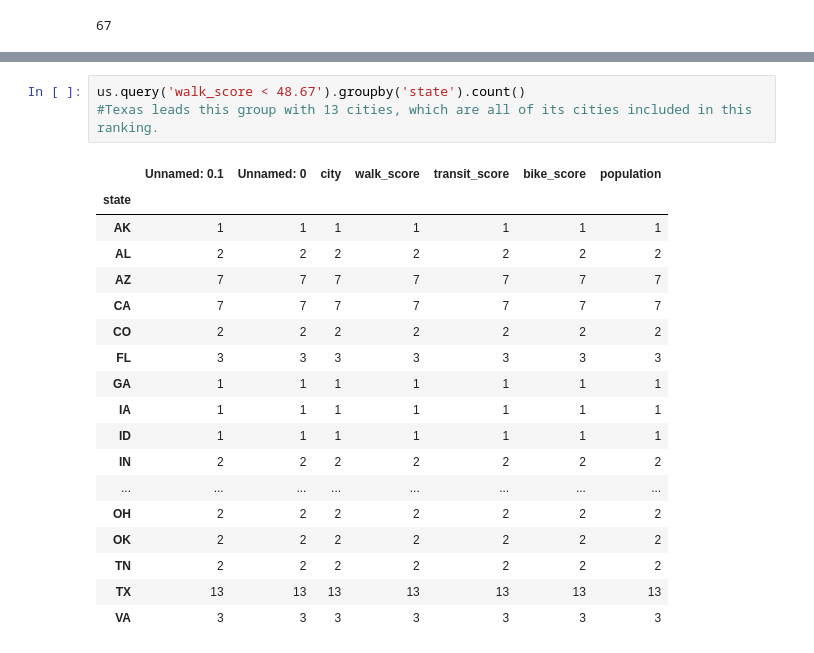
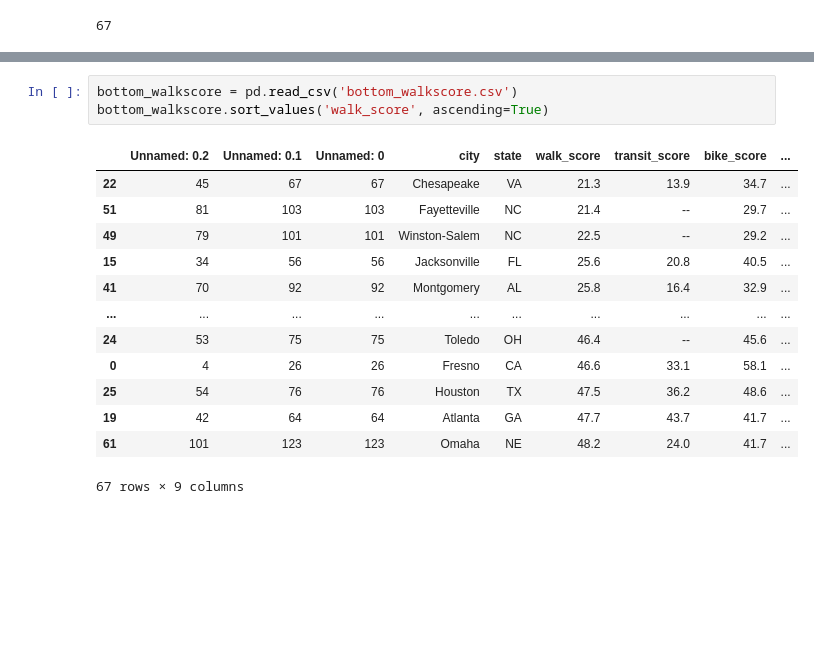
Before and after one commit to ann2128/lede-project-2, a Jupyter notebook: project-2-scraping.ipynb, the cells around one changed output, grey strips where cells are left out. Cells and saved outputs as stored; diff of their text form; blank space fills up the shorter version.

```diff
--- a/scraping-project.ipynb
+++ b/project-2-scraping.ipynb
@@ -487,22 +357,17 @@ bottom_walkscore.sort_values('population', ascending=False).head(30)
-# %%
-us.query('walk_score < 48.67').groupby('state').count()
-#Texas leads this group with 13 cities, which are all of its cities included in this ranking.
-# %% [output]
-|  | Unnamed: 0.1 | Unnamed: 0 | city | walk_score | transit_score | bike_score | population |
-| state |  |  |  |  |  |  |  |
-| AK | 1 | 1 | 1 | 1 | 1 | 1 | 1 |
-| AL | 2 | 2 | 2 | 2 | 2 | 2 | 2 |
-| AZ | 7 | 7 | 7 | 7 | 7 | 7 | 7 |
-| CA | 7 | 7 | 7 | 7 | 7 | 7 | 7 |
-| CO | 2 | 2 | 2 | 2 | 2 | 2 | 2 |
-| FL | 3 | 3 | 3 | 3 | 3 | 3 | 3 |
-| GA | 1 | 1 | 1 | 1 | 1 | 1 | 1 |
-| IA | 1 | 1 | 1 | 1 | 1 | 1 | 1 |
-| ID | 1 | 1 | 1 | 1 | 1 | 1 | 1 |
-| IN | 2 | 2 | 2 | 2 | 2 | 2 | 2 |
-| ... | ... | ... | ... | ... | ... | ... | ... |
-| OH | 2 | 2 | 2 | 2 | 2 | 2 | 2 |
-| OK | 2 | 2 | 2 | 2 | 2 | 2 | 2 |
-| TN | 2 | 2 | 2 | 2 | 2 | 2 | 2 |
-| TX | 13 | 13 | 13 | 13 | 13 | 13 | 13 |
-| VA | 3 | 3 | 3 | 3 | 3 | 3 | 3 |
+# %%
+bottom_walkscore = pd.read_csv('bottom_walkscore.csv')
+bottom_walkscore.sort_values('walk_score', ascending=True)
+# %% [output]
+|  | Unnamed: 0.2 | Unnamed: 0.1 | Unnamed: 0 | city | state | walk_score | transit_score | bike_score | ... |
+| 22 | 45 | 67 | 67 | Chesapeake | VA | 21.3 | 13.9 | 34.7 | ... |
+| 51 | 81 | 103 | 103 | Fayetteville | NC | 21.4 | -- | 29.7 | ... |
+| 49 | 79 | 101 | 101 | Winston-Salem | NC | 22.5 | -- | 29.2 | ... |
+| 15 | 34 | 56 | 56 | Jacksonville | FL | 25.6 | 20.8 | 40.5 | ... |
+| 41 | 70 | 92 | 92 | Montgomery | AL | 25.8 | 16.4 | 32.9 | ... |
+| ... | ... | ... | ... | ... | ... | ... | ... | ... | ... |
+| 24 | 53 | 75 | 75 | Toledo | OH | 46.4 | -- | 45.6 | ... |
+| 0 | 4 | 26 | 26 | Fresno | CA | 46.6 | 33.1 | 58.1 | ... |
+| 25 | 54 | 76 | 76 | Houston | TX | 47.5 | 36.2 | 48.6 | ... |
+| 19 | 42 | 64 | 64 | Atlanta | GA | 47.7 | 43.7 | 41.7 | ... |
+| 61 | 101 | 123 | 123 | Omaha | NE | 48.2 | 24.0 | 41.7 | ... |
+67 rows × 9 columns
```
Also changed, not shown: parts of 25 cells of this notebook, 1 other file.
